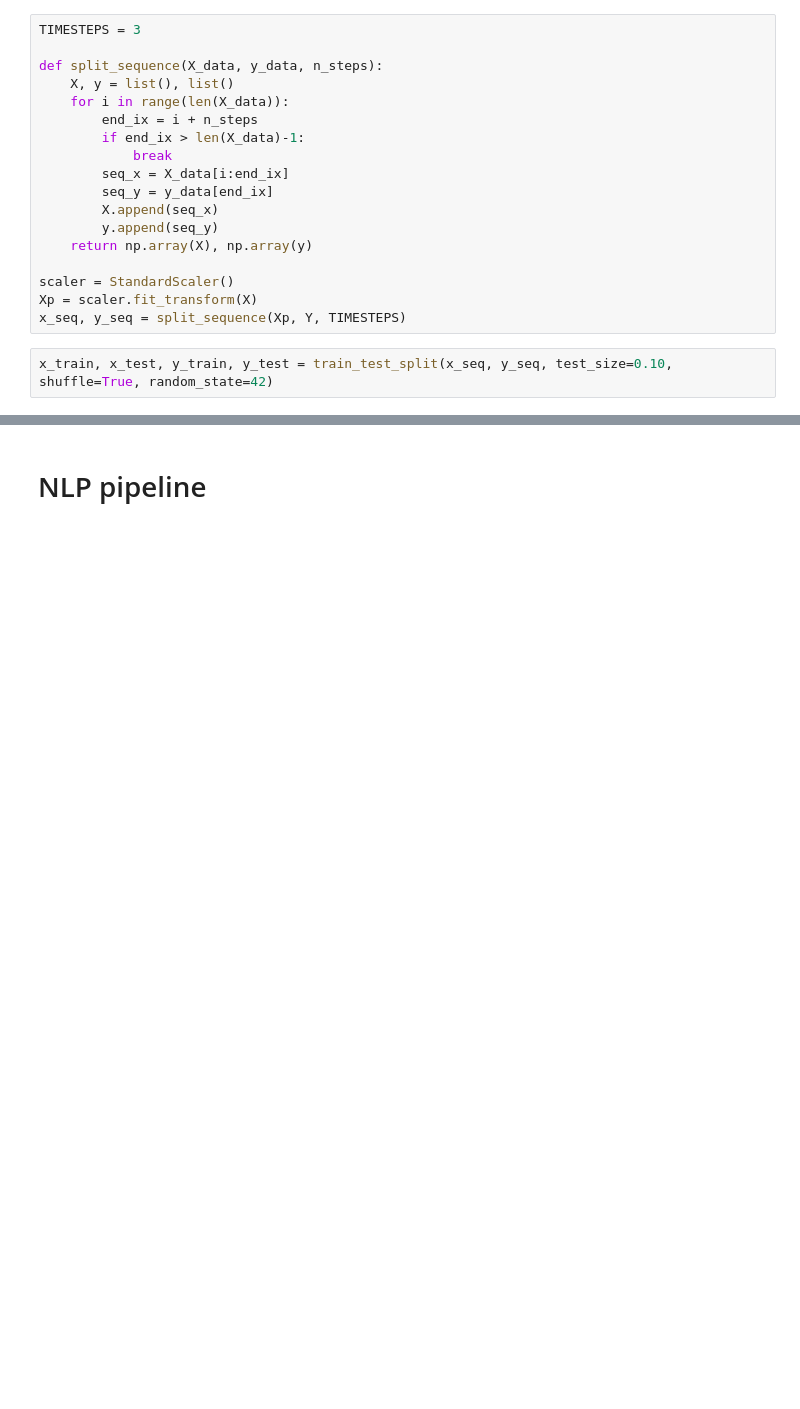
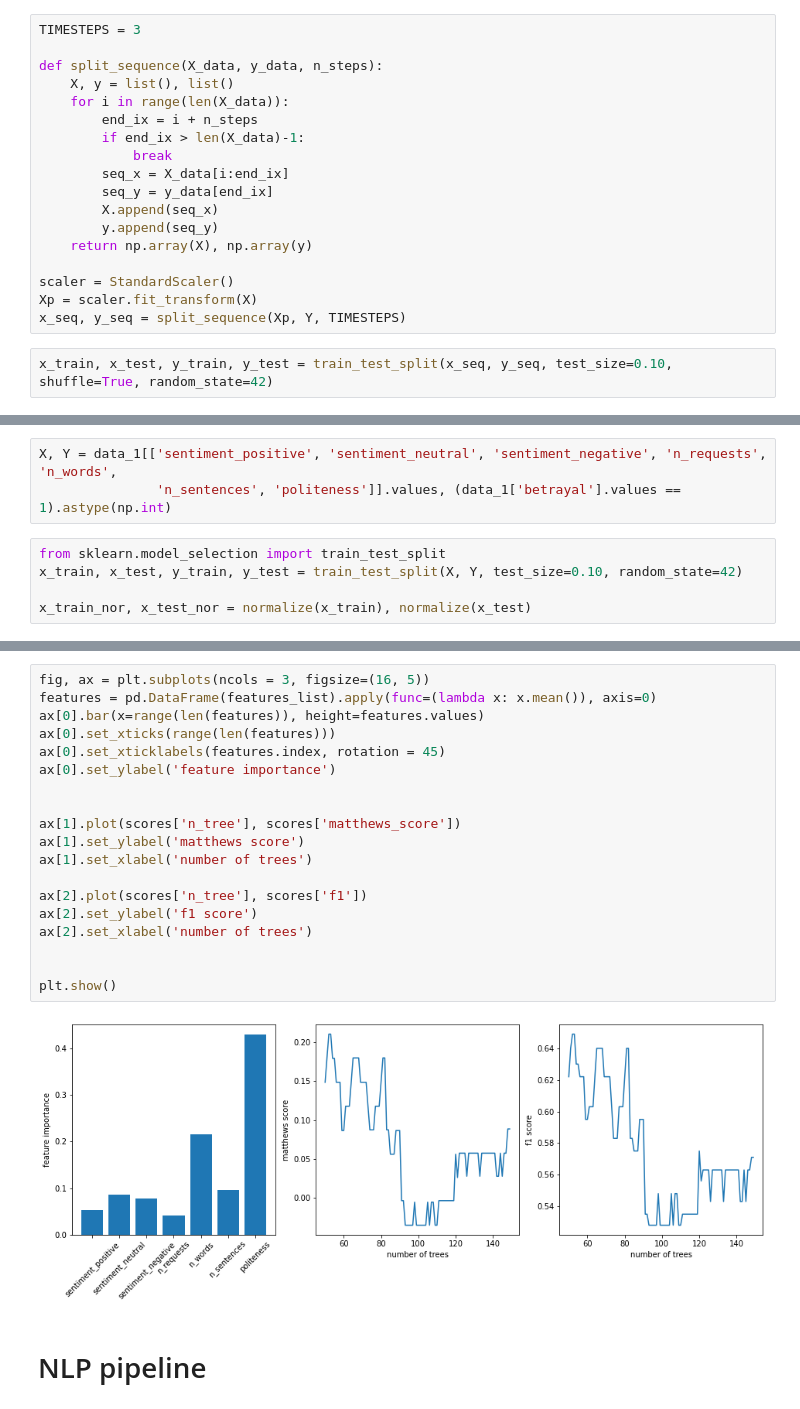
Before and after one commit to epfl-ada/ada-2020-project-milestone-p3-p3_atadata, a Jupyter notebook: Notebook.ipynb, the cells around one changed output, grey strips where cells are left out. Cells and saved outputs as stored; diff of their text form; blank space fills up the shorter version.

Commit message:
add decision trees

```diff
--- a/Notebook.ipynb
+++ b/Notebook.ipynb
@@ -546,0 +514,8 @@ WARNING:tensorflow:5 out of the last 13 calls to <function Model.make_predict_fu
+# %%
+X, Y = data_1[['sentiment_positive', 'sentiment_neutral', 'sentiment_negative', 'n_requests', 'n_words',
+               'n_sentences', 'politeness']].values, (data_1['betrayal'].values == 1).astype(np.int)
+# %%
+from sklearn.model_selection import train_test_split
+x_train, x_test, y_train, y_test = train_test_split(X, Y, test_size=0.10, random_state=42)
+
+x_train_nor, x_test_nor = normalize(x_train), normalize(x_test)
@@ -547,3 +554,24 @@ WARNING:tensorflow:5 out of the last 13 calls to <function Model.make_predict_fu
+# %%
+fig, ax = plt.subplots(ncols = 3, figsize=(16, 5))
+features = pd.DataFrame(features_list).apply(func=(lambda x: x.mean()), axis=0)
+ax[0].bar(x=range(len(features)), height=features.values)
+ax[0].set_xticks(range(len(features)))
+ax[0].set_xticklabels(features.index, rotation = 45)
+ax[0].set_ylabel('feature importance')
+
+
+ax[1].plot(scores['n_tree'], scores['matthews_score'])
+ax[1].set_ylabel('matthews score')
+ax[1].set_xlabel('number of trees')
+
+ax[2].plot(scores['n_tree'], scores['f1'])
+ax[2].set_ylabel('f1 score')
+ax[2].set_xlabel('number of trees')
+
+
+plt.show()
+# %% [output]
+[figure, added]
 # %% [markdown]
 # NLP pipeline
 # %% [markdown]
```
Also changed, not shown: parts of 11 cells of this notebook.
